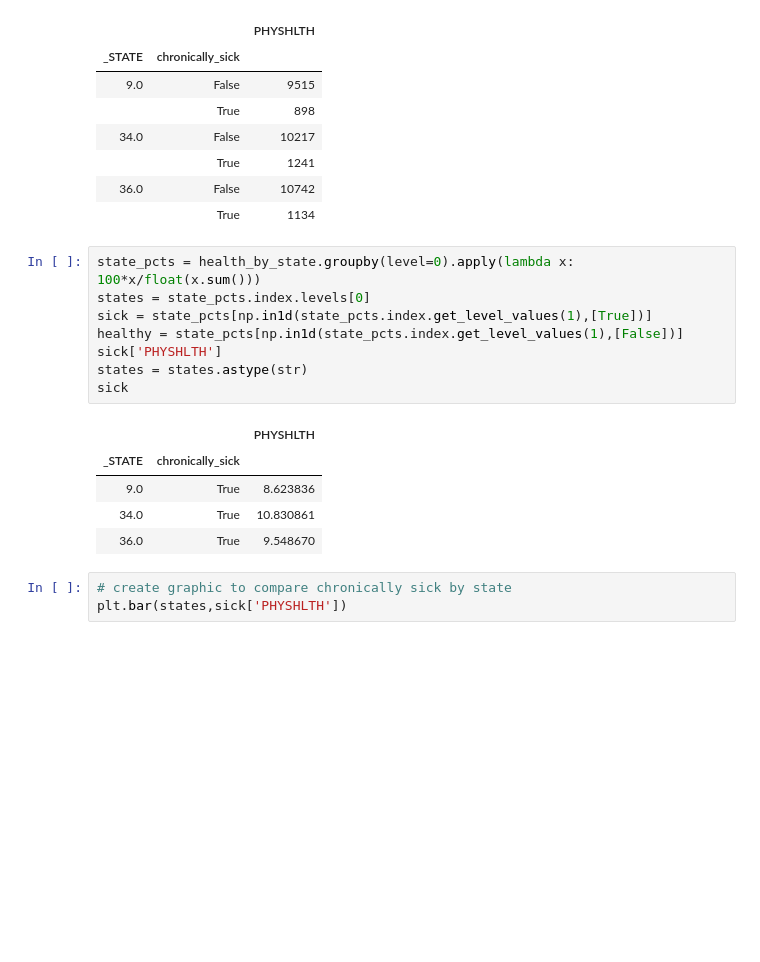
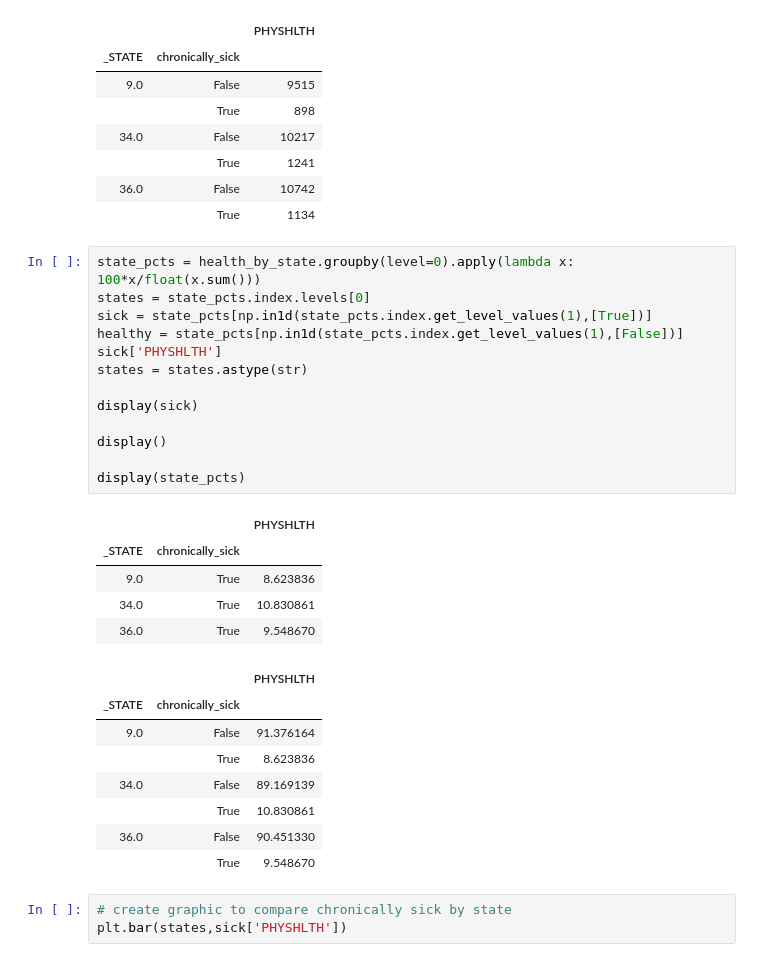
Before and after one commit to schlinkertc/nyc-ds-100719-lectures, a Jupyter notebook: week-2/case_study/Data_Exploration_Applied.ipynb, the cells around one changed output. Saved outputs shown, nothing was run; the diff lists cells and outputs as text; blank space fills up the shorter version.

```diff
--- a/week-2/case_study/Data_Exploration_Applied.ipynb
+++ b/week-2/case_study/Data_Exploration_Applied.ipynb
@@ -180,17 +180,30 @@ health_by_state
 # %%
 state_pcts = health_by_state.groupby(level=0).apply(lambda x: 100*x/float(x.sum()))
 states = state_pcts.index.levels[0]
 sick = state_pcts[np.in1d(state_pcts.index.get_level_values(1),[True])]
 healthy = state_pcts[np.in1d(state_pcts.index.get_level_values(1),[False])]
 sick['PHYSHLTH']
 states = states.astype(str)
-sick
+
+display(sick)
+
+display()
+
+display(state_pcts)
 # %% [output]
 |  |  | PHYSHLTH |
 | _STATE | chronically_sick |  |
 | 9.0 | True | 8.623836 |
 | 34.0 | True | 10.830861 |
 | 36.0 | True | 9.548670 |
+|  |  | PHYSHLTH |
+| _STATE | chronically_sick |  |
+| 9.0 | False | 91.376164 |
+|  | True | 8.623836 |
+| 34.0 | False | 89.169139 |
+|  | True | 10.830861 |
+| 36.0 | False | 90.451330 |
+|  | True | 9.548670 |
 # %%
 # create graphic to compare chronically sick by state
 plt.bar(states,sick['PHYSHLTH'])
```
Also changed, not shown: parts of 7 cells of this notebook.
